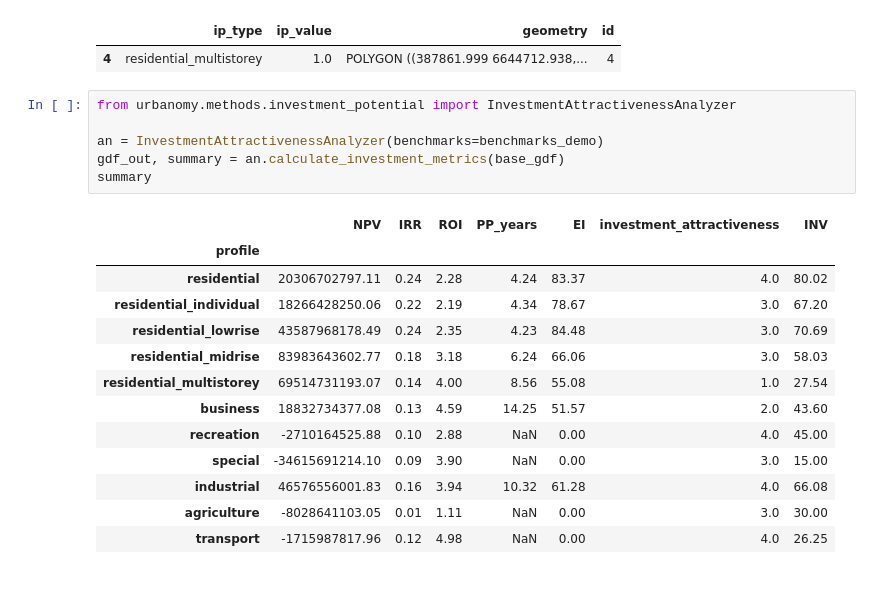
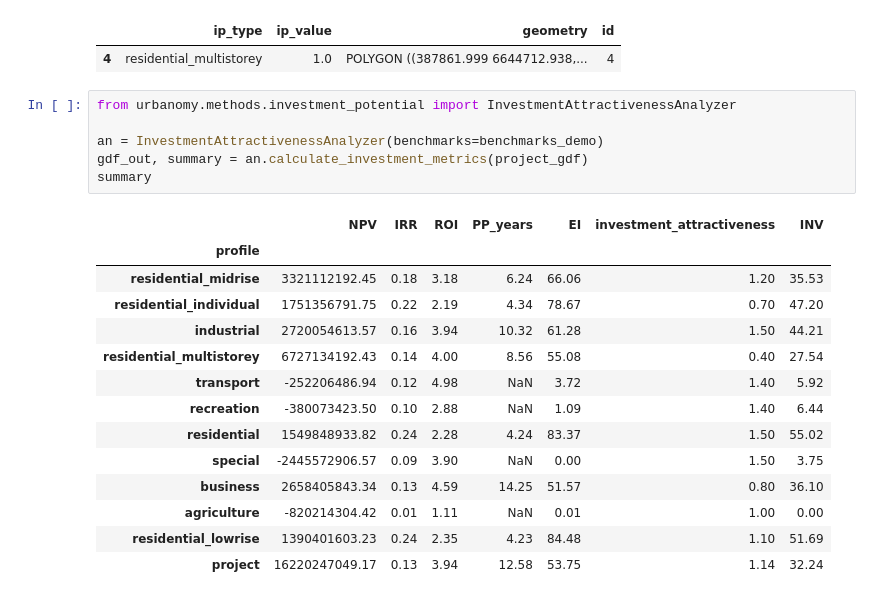
Before and after one commit to Mvin8/Urbanomy, a Jupyter notebook: examples/F37_project.ipynb, the cells around one changed output. Cells and saved outputs as stored; diff of their text form.

```diff
--- a/examples/F37_project.ipynb
+++ b/examples/F37_project.ipynb
@@ -385,20 +368,21 @@ row_id
 # %%
 from urbanomy.methods.investment_potential import InvestmentAttractivenessAnalyzer
 
 an = InvestmentAttractivenessAnalyzer(benchmarks=benchmarks_demo)
-gdf_out, summary = an.calculate_investment_metrics(base_gdf)
+gdf_out, summary = an.calculate_investment_metrics(project_gdf)
 summary
 # %% [output]
 |  | NPV | IRR | ROI | PP_years | EI | investment_attractiveness | INV |
 | profile |  |  |  |  |  |  |  |
-| residential | 20306702797.11 | 0.24 | 2.28 | 4.24 | 83.37 | 4.0 | 80.02 |
-| residential_individual | 18266428250.06 | 0.22 | 2.19 | 4.34 | 78.67 | 3.0 | 67.20 |
-| residential_lowrise | 43587968178.49 | 0.24 | 2.35 | 4.23 | 84.48 | 3.0 | 70.69 |
-| residential_midrise | 83983643602.77 | 0.18 | 3.18 | 6.24 | 66.06 | 3.0 | 58.03 |
-| residential_multistorey | 69514731193.07 | 0.14 | 4.00 | 8.56 | 55.08 | 1.0 | 27.54 |
-| business | 18832734377.08 | 0.13 | 4.59 | 14.25 | 51.57 | 2.0 | 43.60 |
-| recreation | -2710164525.88 | 0.10 | 2.88 | NaN | 0.00 | 4.0 | 45.00 |
-| special | -34615691214.10 | 0.09 | 3.90 | NaN | 0.00 | 3.0 | 15.00 |
-| industrial | 46576556001.83 | 0.16 | 3.94 | 10.32 | 61.28 | 4.0 | 66.08 |
-| agriculture | -8028641103.05 | 0.01 | 1.11 | NaN | 0.00 | 3.0 | 30.00 |
-| transport | -1715987817.96 | 0.12 | 4.98 | NaN | 0.00 | 4.0 | 26.25 |
+| residential_midrise | 3321112192.45 | 0.18 | 3.18 | 6.24 | 66.06 | 1.20 | 35.53 |
+| residential_individual | 1751356791.75 | 0.22 | 2.19 | 4.34 | 78.67 | 0.70 | 47.20 |
+| industrial | 2720054613.57 | 0.16 | 3.94 | 10.32 | 61.28 | 1.50 | 44.21 |
+| residential_multistorey | 6727134192.43 | 0.14 | 4.00 | 8.56 | 55.08 | 0.40 | 27.54 |
+| transport | -252206486.94 | 0.12 | 4.98 | NaN | 3.72 | 1.40 | 5.92 |
+| recreation | -380073423.50 | 0.10 | 2.88 | NaN | 1.09 | 1.40 | 6.44 |
+| residential | 1549848933.82 | 0.24 | 2.28 | 4.24 | 83.37 | 1.50 | 55.02 |
+| special | -2445572906.57 | 0.09 | 3.90 | NaN | 0.00 | 1.50 | 3.75 |
+| business | 2658405843.34 | 0.13 | 4.59 | 14.25 | 51.57 | 0.80 | 36.10 |
+| agriculture | -820214304.42 | 0.01 | 1.11 | NaN | 0.01 | 1.00 | 0.00 |
+| residential_lowrise | 1390401603.23 | 0.24 | 2.35 | 4.23 | 84.48 | 1.10 | 51.69 |
+| project | 16220247049.17 | 0.13 | 3.94 | 12.58 | 53.75 | 1.14 | 32.24 |
```
Also changed, not shown: parts of 7 cells of this notebook.
